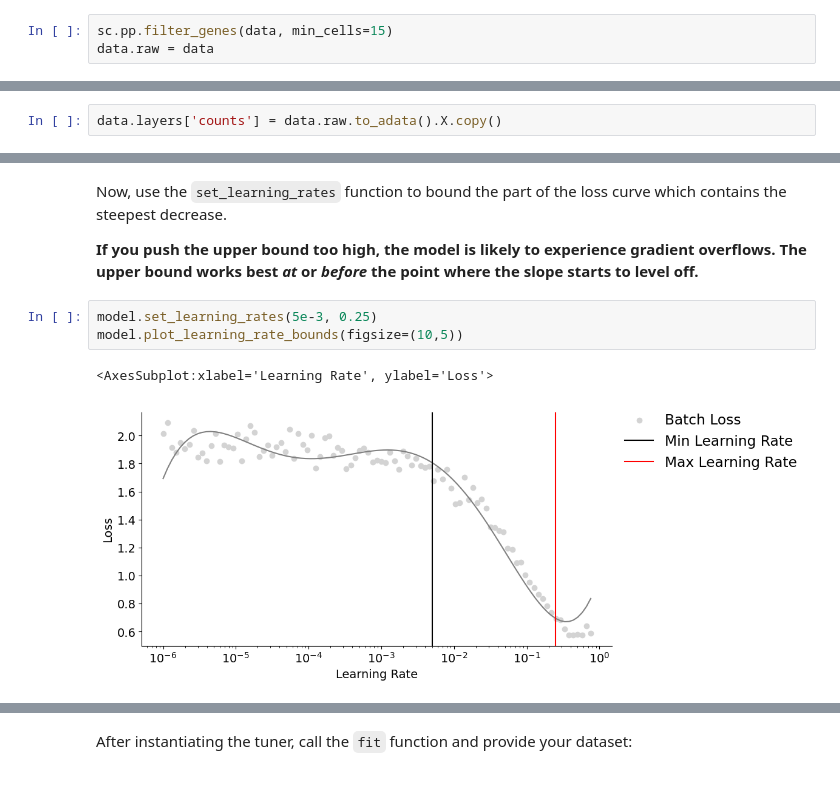
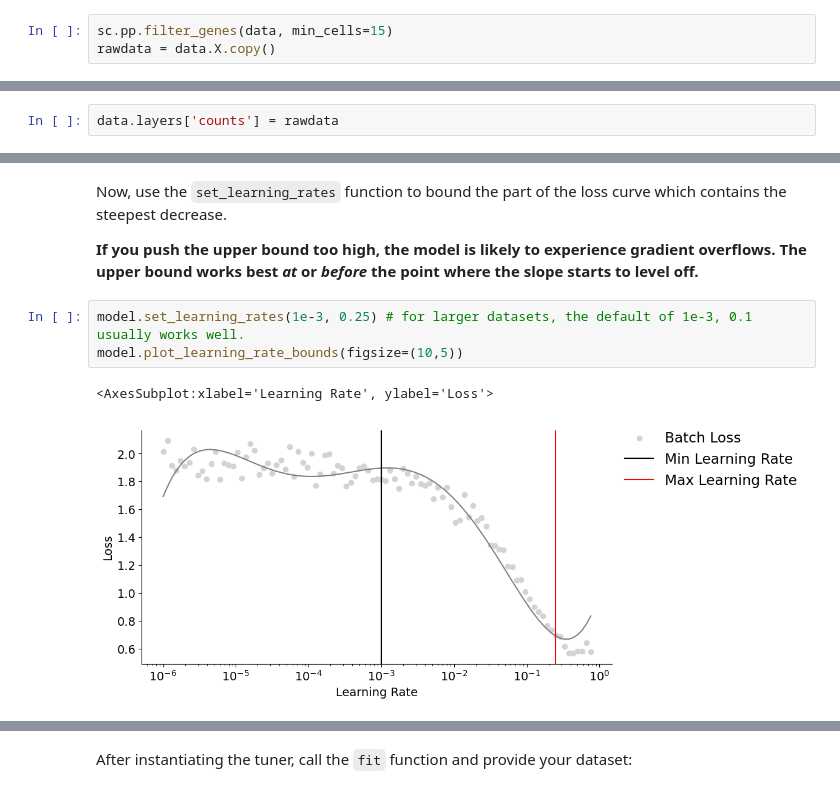
Before and after one commit to cistrome/MIRA, a Jupyter notebook: docs/source/notebooks/tutorial_CODAL.ipynb, the cells around one changed output, grey strips where cells are left out. Saved outputs shown, nothing was run; the diff lists cells and outputs as text.

```diff
--- a/docs/source/notebooks/tutorial_CODAL.ipynb
+++ b/docs/source/notebooks/tutorial_CODAL.ipynb
@@ -64,7 +64,7 @@ assert torch.cuda.is_available()
 First, we must perform feature selection to find highly variable genes. We recommend finding highly variable genes over the concatenation of all batches you intend to merge, which is easy to accomplish using [Scanpy](https://scanpy.readthedocs.io/en/stable/tutorials.html). First, filter very rare genes, and freeze the raw counts:
 # %%
 sc.pp.filter_genes(data, min_cells=15)
-data.raw = data
+rawdata = data.X.copy()
 # %% [markdown]
 Normalize the read depths of each cell, then logarithmize the data:
 # %%
@@ -77,6 +77,6 @@ sc.pp.highly_variable_genes(data, min_disp = 0.5)
 # %% [markdown]
 Finally, restore the raw counts to the `counts` layer.
 # %%
-data.layers['counts'] = data.raw.to_adata().X.copy()
+data.layers['counts'] = rawdata
 # %% [markdown]
 Let's see what this dataset looks like according to PCA:
@@ -123,8 +127,8 @@ Now, use the `set_learning_rates` function to bound the part of the loss curve w
 
 **If you push the upper bound too high, the model is likely to experience gradient overflows. The upper bound works best *at* or *before* the point where the slope starts to level off.**
 # %%
-model.set_learning_rates(5e-3, 0.25)
+model.set_learning_rates(1e-3, 0.25) # for larger datasets, the default of 1e-3, 0.1 usually works well.
 model.plot_learning_rate_bounds(figsize=(10,5))
 # %% [output]
 <AxesSubplot:xlabel='Learning Rate', ylabel='Loss'>
-[figure, old version]
+[figure, new version]
```
Also changed, not shown: parts of 24 cells of this notebook, 9 other files.
